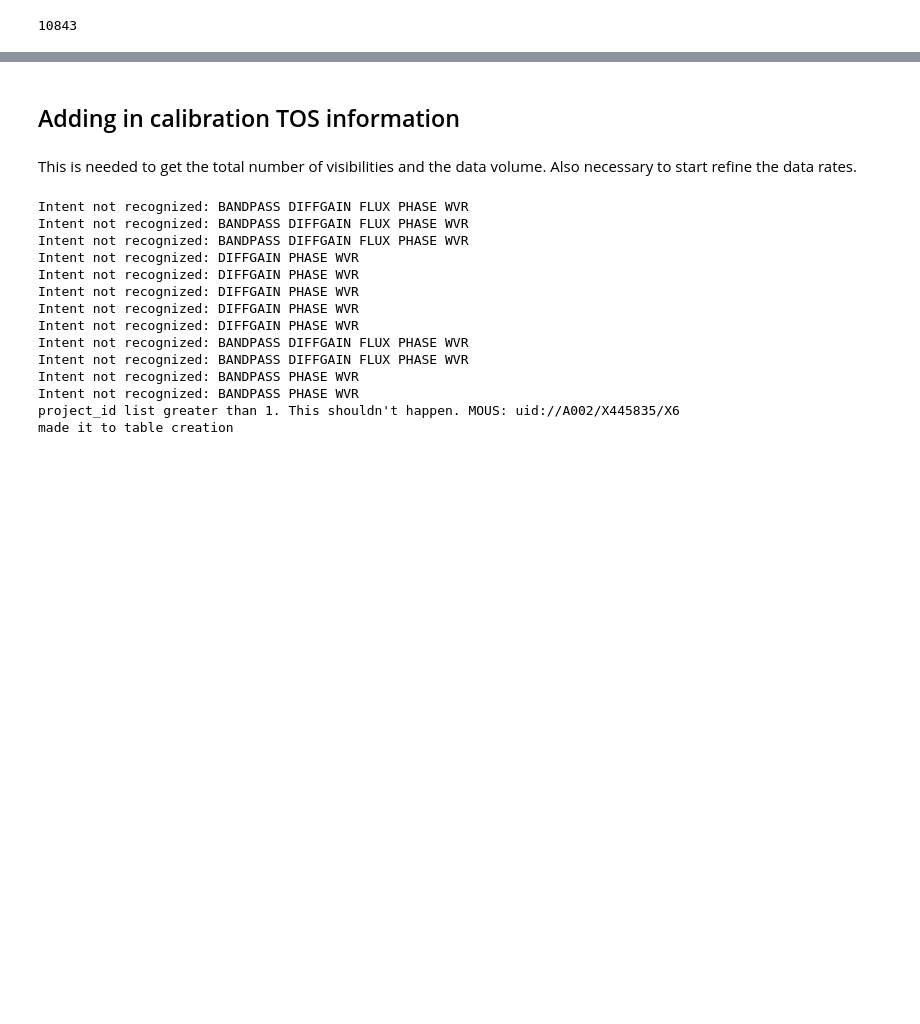
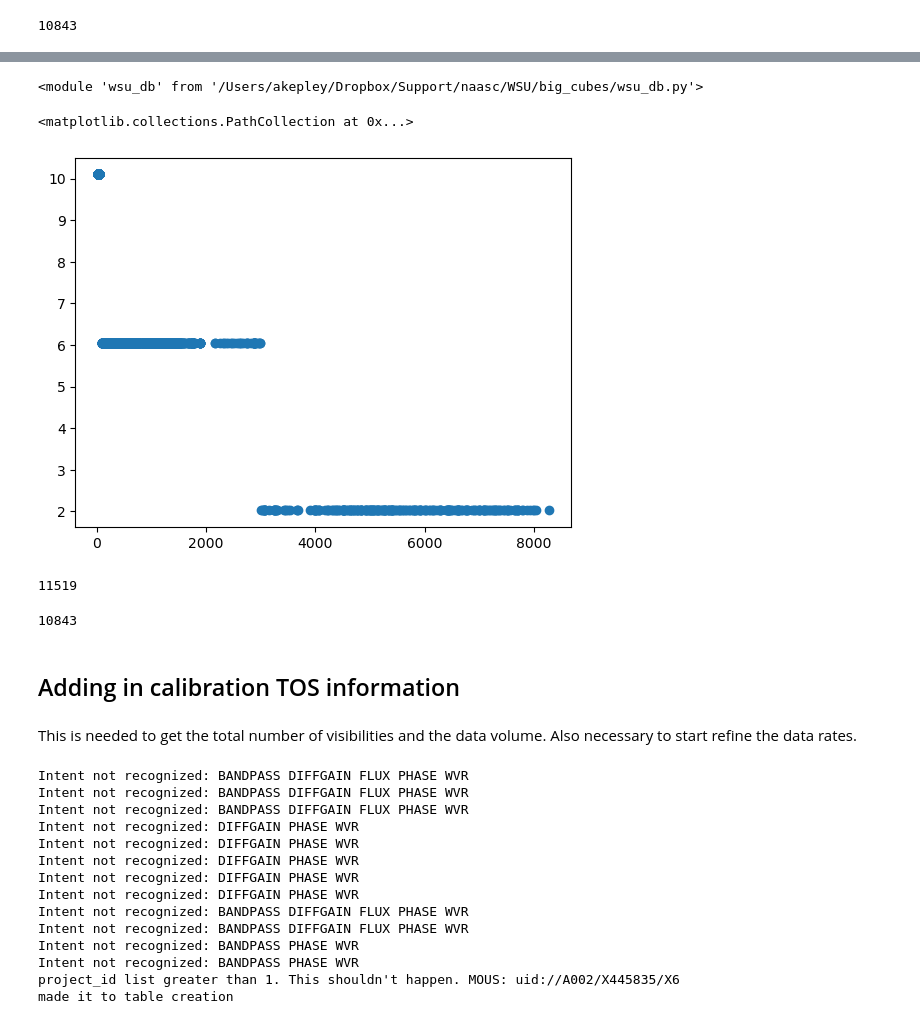
Before and after one commit to aakepley/big-cubes, a Jupyter notebook: WSU_size_of_computing_numbers_database.ipynb, the cells around one changed output, grey strips where cells are left out. Saved outputs shown, nothing was run; the diff lists cells and outputs as text; code cells hidden in the pictures; blank space fills up the shorter version.

Commit message:
finished mous version of data base, merged to mitigation data base, added blc data rate calcuations

```diff
--- a/WSU_size_of_computing_numbers_database.ipynb
+++ b/WSU_size_of_computing_numbers_database.ipynb
@@ -66,0 +104,6 @@ len(result_c8)
+# %%
+reload(wsu_db)
+# %% [output]
+<module 'wsu_db' from '/Users/akepley/Dropbox/Support/naasc/WSU/big_cubes/wsu_db.py'>
+# %%
+result_L80 = wsu_db.add_l80(result,l80_file='data/cycle7_L80.csv')
@@ -67,3 +116,16 @@ len(result_c8)
+# %%
+plt.scatter(result_L80['L80'],result_L80['blc_tint'])
+# %% [output]
+<matplotlib.collections.PathCollection at 0x...>
+[figure, added]
+# %%
+len(result_L80)
+# %% [output]
+11519
+# %%
+len(result_c8_L80)
+# %% [output]
+10843
 # %% [markdown]
 ## Adding in calibration TOS information
 # %% [markdown]
```
Also changed, not shown: parts of 70 cells of this notebook, 7 other files.
